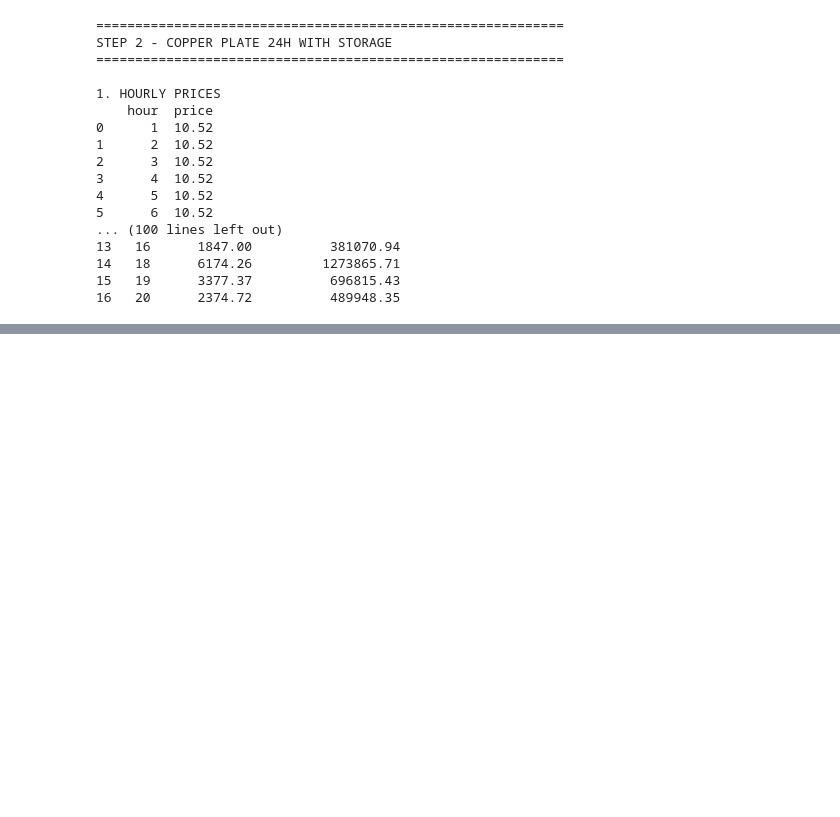
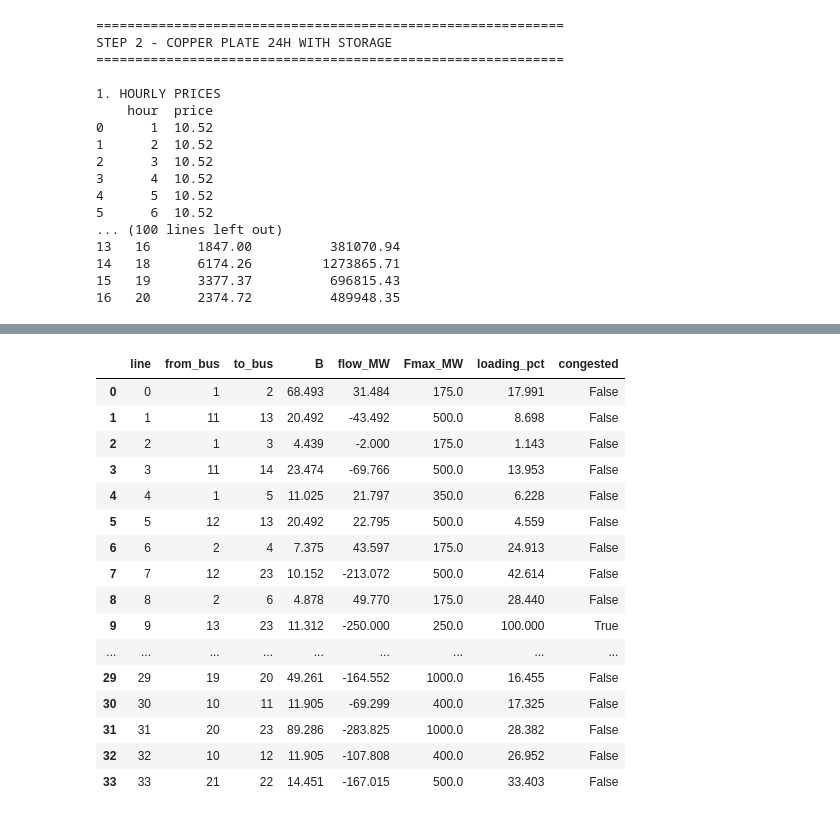
Before and after one commit to fraorma99/RES-Assignments, a Jupyter notebook: notebooks/main.ipynb, the cells around one changed output, grey strips where cells are left out. Cells and saved outputs as stored; diff of their text form; code cells hidden in the pictures; blank space fills up the shorter version.

Commit message:
Add Step 3 nodal and zonal market clearing

```diff
--- a/notebooks/main.ipynb
+++ b/notebooks/main.ipynb
@@ -282,0 +362,19 @@ STEP 2 - COPPER PLATE 24H WITH STORAGE
+# %%
+# STEP 3A - Solve nodal model
+
+
+model3 = Step3MarketClearing(inp3, output_flag=0)
+model3.run()
+
+df_gen3, df_wind3, df_dem3, df_bus3, df_line3, totals3 = step3_build_summary_tables(model3.results, inp3)
+
+print("STEP 3A - NODAL MARKET CLEARING")
+print("Objective (Social Welfare):", round(totals3["objective_welfare"], 2))
+print("Total operating cost:", round(totals3["total_operating_cost"], 2))
+print("Total generation:", round(totals3["total_gen_MW"], 2), "MW")
+print("Total wind:", round(totals3["total_wind_MW"], 2), "MW")
+print("Total demand served:", round(totals3["total_demand_served_MW"], 2), "MW")
+print("Min nodal price:", round(totals3["min_nodal_price"], 2), "USD/MWh")
+print("Max nodal price:", round(totals3["max_nodal_price"], 2), "USD/MWh")
+print("Price spread:", round(totals3["price_spread"], 2), "USD/MWh")
+print("Congested lines:", totals3["n_congested_lines"])
@@ -282,0 +416,20 @@ STEP 2 - COPPER PLATE 24H WITH STORAGE
+# %%
+df_line3.round(3)
+# %% [output]
+|  | line | from_bus | to_bus | B | flow_MW | Fmax_MW | loading_pct | congested |
+| 0 | 0 | 1 | 2 | 68.493 | 31.484 | 175.0 | 17.991 | False |
+| 1 | 1 | 11 | 13 | 20.492 | -43.492 | 500.0 | 8.698 | False |
+| 2 | 2 | 1 | 3 | 4.439 | -2.000 | 175.0 | 1.143 | False |
+| 3 | 3 | 11 | 14 | 23.474 | -69.766 | 500.0 | 13.953 | False |
+| 4 | 4 | 1 | 5 | 11.025 | 21.797 | 350.0 | 6.228 | False |
+| 5 | 5 | 12 | 13 | 20.492 | 22.795 | 500.0 | 4.559 | False |
+| 6 | 6 | 2 | 4 | 7.375 | 43.597 | 175.0 | 24.913 | False |
+| 7 | 7 | 12 | 23 | 10.152 | -213.072 | 500.0 | 42.614 | False |
+| 8 | 8 | 2 | 6 | 4.878 | 49.770 | 175.0 | 28.440 | False |
+| 9 | 9 | 13 | 23 | 11.312 | -250.000 | 250.0 | 100.000 | True |
+| ... | ... | ... | ... | ... | ... | ... | ... | ... |
+| 29 | 29 | 19 | 20 | 49.261 | -164.552 | 1000.0 | 16.455 | False |
+| 30 | 30 | 10 | 11 | 11.905 | -69.299 | 400.0 | 17.325 | False |
+| 31 | 31 | 20 | 23 | 89.286 | -283.825 | 1000.0 | 28.382 | False |
+| 32 | 32 | 10 | 12 | 11.905 | -107.808 | 400.0 | 26.952 | False |
+| 33 | 33 | 21 | 22 | 14.451 | -167.015 | 500.0 | 33.403 | False |
```
Also changed, not shown: parts of 16 cells of this notebook, 2 other files.
